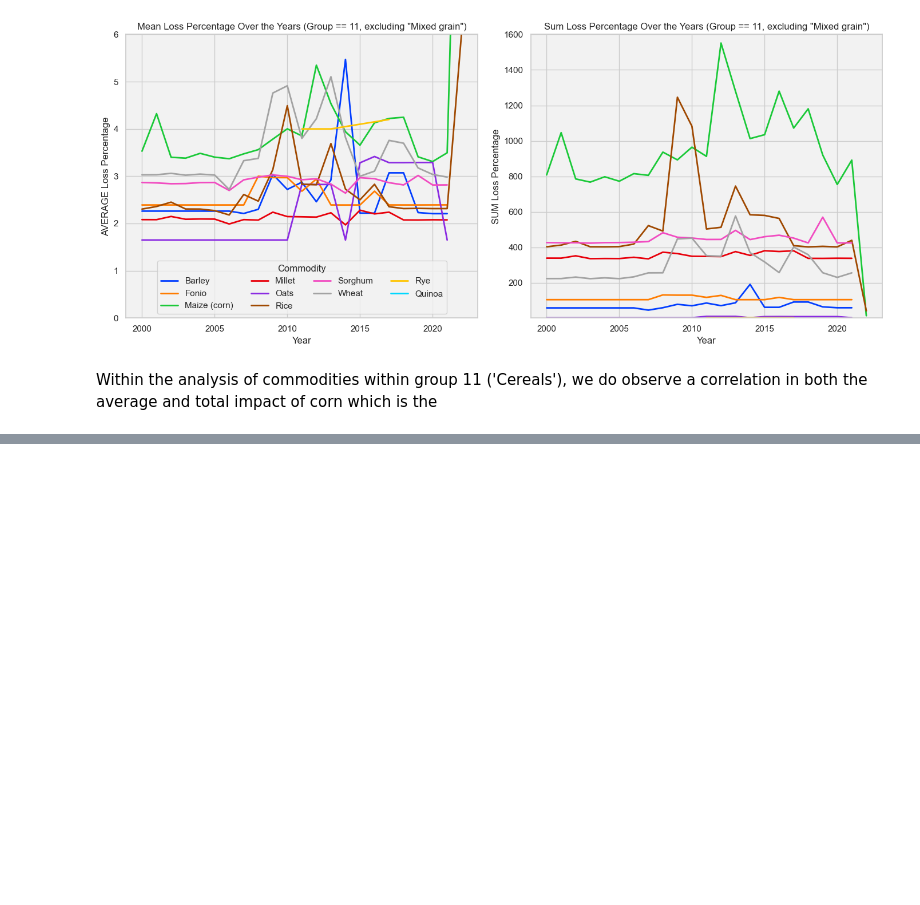
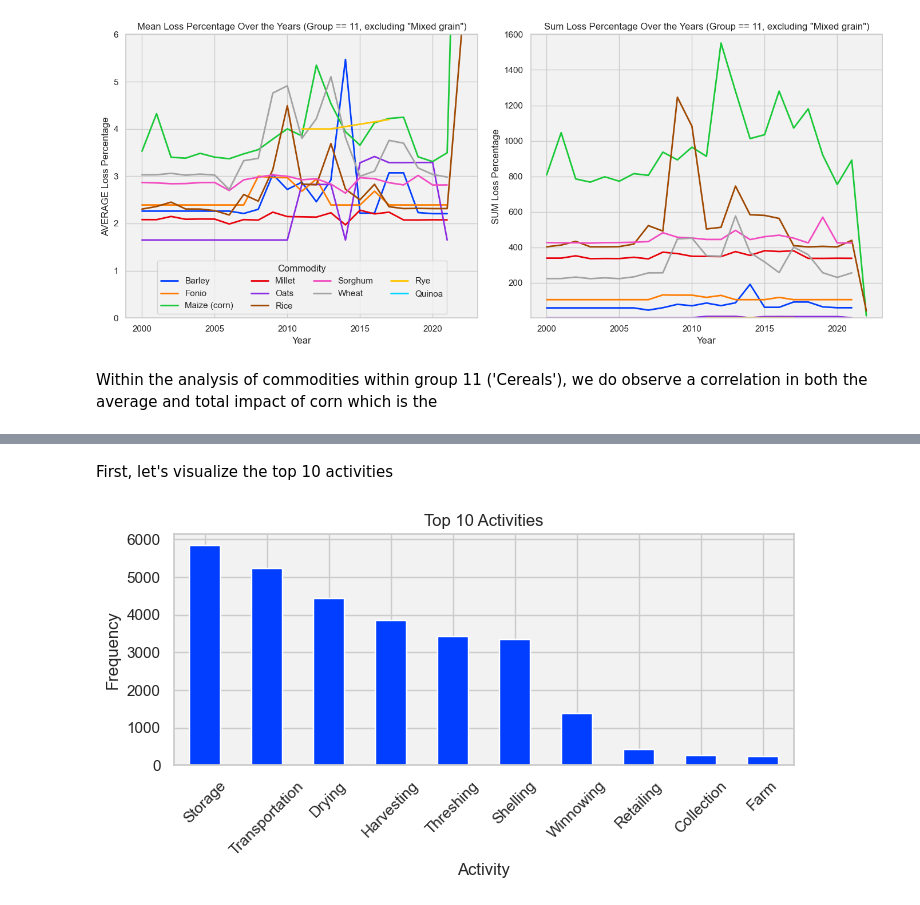
Before and after one commit to psaeztorres/CodeOp_Final_Project, a Jupyter notebook: visualization.ipynb, the cells around one changed output, grey strips where cells are left out. Cells and saved outputs as stored; diff of their text form; code cells hidden in the pictures; blank space fills up the shorter version.

```diff
--- a/visualization.ipynb
+++ b/visualization.ipynb
@@ -471,0 +710,19 @@ Within the analysis of commodities within group 11 ('Cereals'), we do observe a
+# %% [markdown]
+First, let's visualize the top 10 activities
+# %%
+# Combine values from both columns into a single series
+activities_series = pd.concat([activities_df['activity_1'], activities_df['activity_2']])
+
+# Count the occurrences of each activity
+top_activities = activities_series.value_counts().head(10)
+
+# Plot the top 10 activities
+plt.figure(figsize=(8, 3))
+top_activities.plot(kind='bar')
+plt.title('Top 10 Activities')
+plt.xlabel('Activity')
+plt.ylabel('Frequency')
+plt.xticks(rotation=45)
+plt.show()
+# %% [output]
+[figure, added]
```
Also changed, not shown: parts of 27 cells of this notebook.
